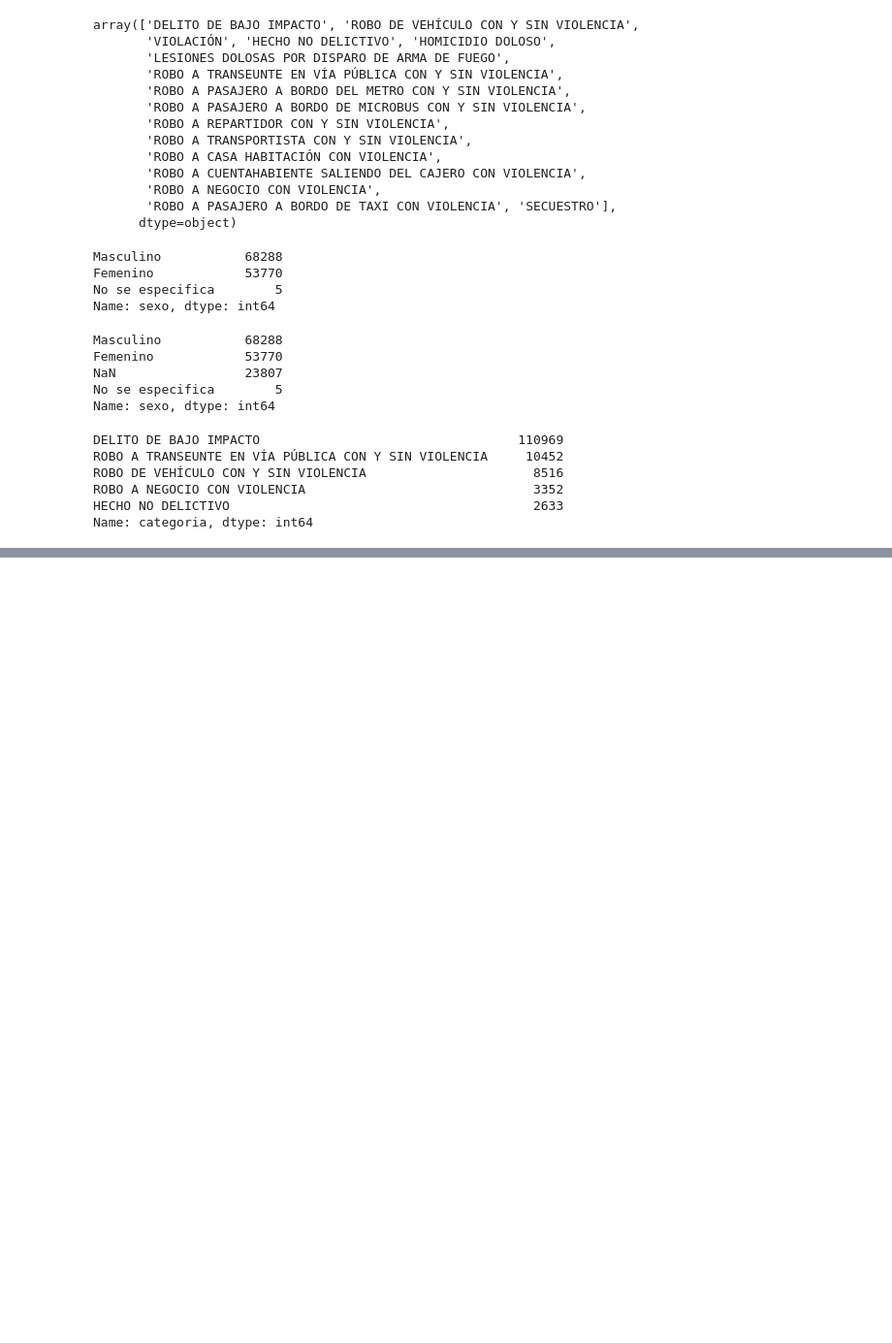
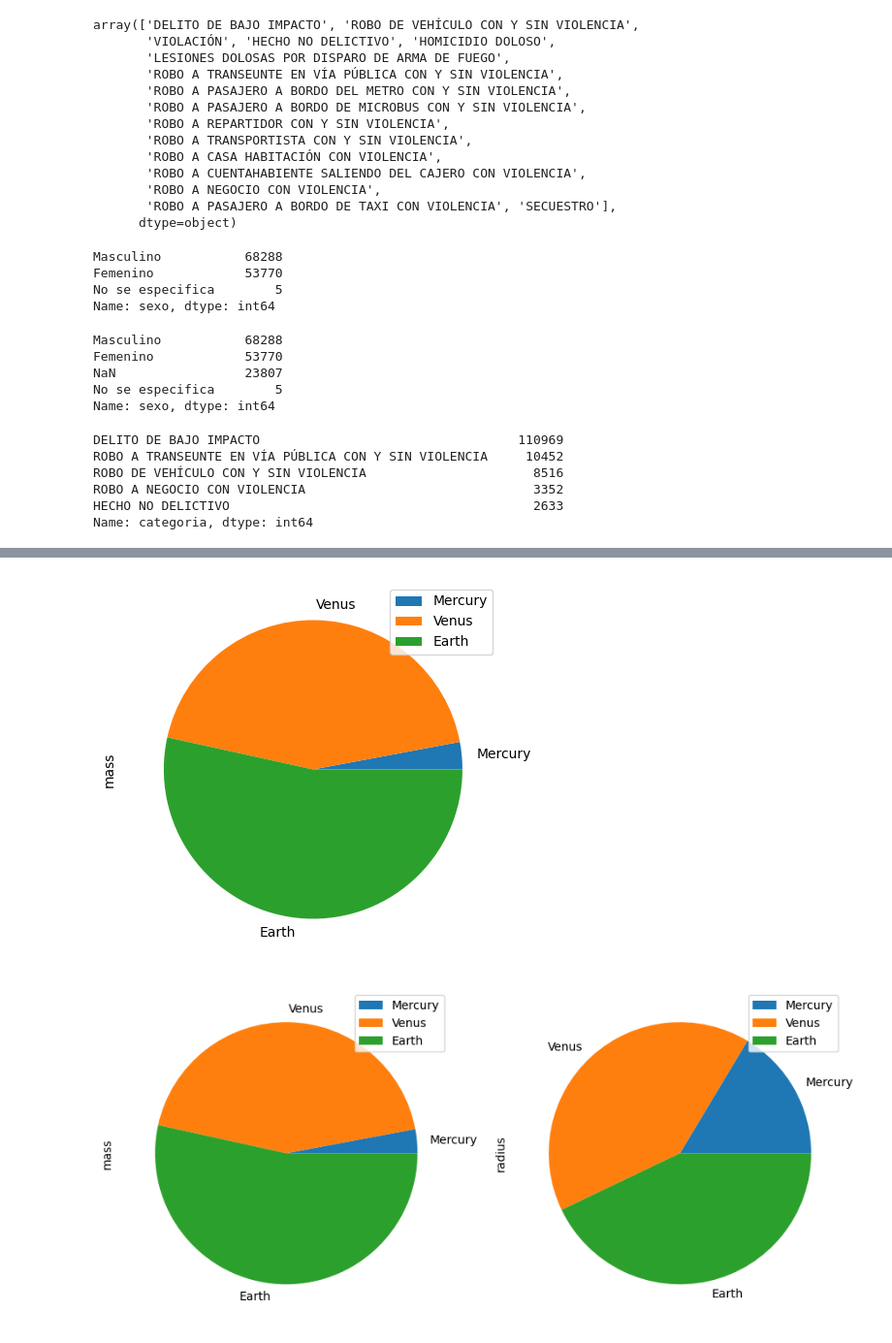
Before and after one commit to PyarmandoCode/Python_Avanzado, a Jupyter notebook: Datos/Python-Avanzado.ipynb, the cells around one changed output, grey strips where cells are left out. Shown: that part at 97% size. Drawn from its saved outputs; the diff is of its cells as text; code cells hidden in the pictures; blank space fills up the shorter version.

```diff
--- a/Datos/Python-Avanzado.ipynb
+++ b/Datos/Python-Avanzado.ipynb
@@ -381,0 +459,12 @@ Name: categoria, dtype: int64
+# %%
+df = pd.DataFrame({'mass':[0.330,4.87,5.97],
+                  'radius':[2439.7,6051.8,6378.8]},
+                   index=['Mercury','Venus','Earth']
+                  )
+# %%
+df
+plot=df.plot.pie(y='mass',figsize=(5,5))
+plot=df.plot.pie(subplots=True,figsize=(11,6))
+# %% [output]
+[figure, added]
+[figure, added]
```
Also changed, not shown: parts of 23 cells of this notebook.
